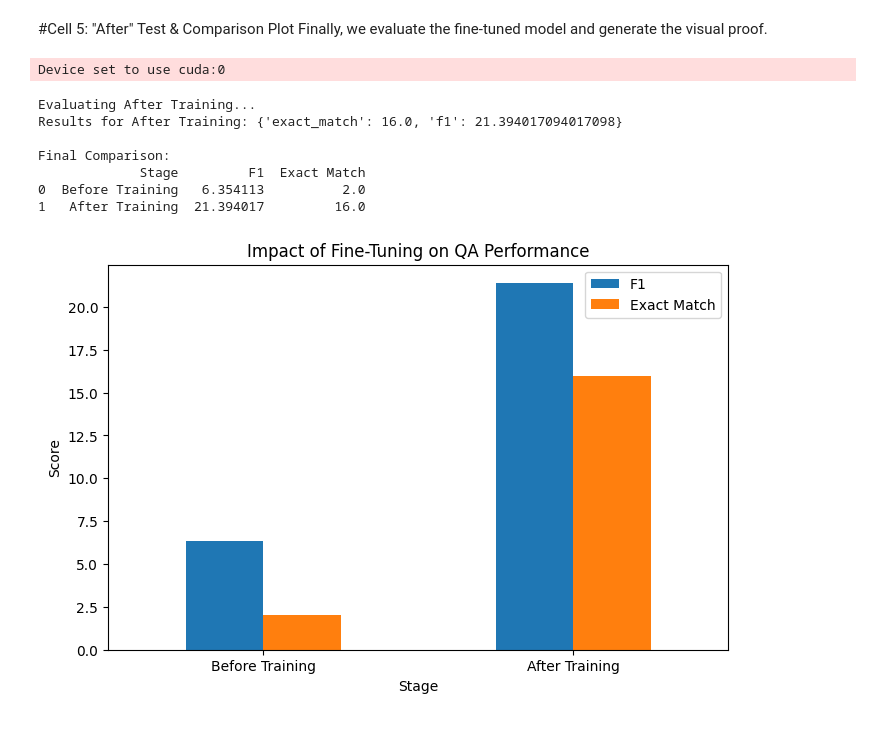
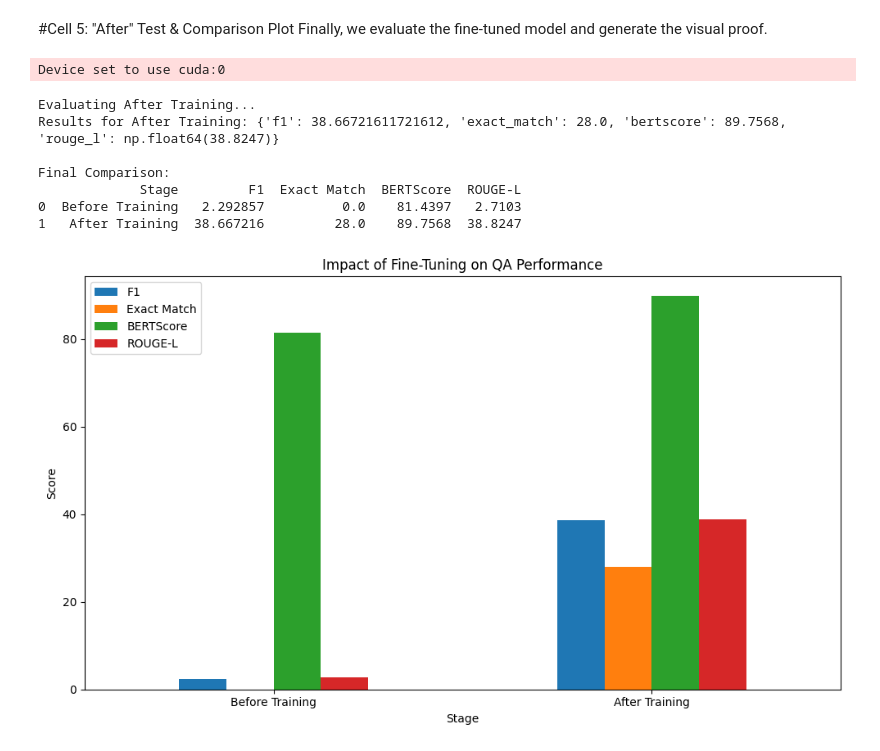
Before and after one commit to bhavyajain0987/CMPE258-HW-LM-QA_Using_DL, a Jupyter notebook: Training_HW_LM_DL.ipynb, the cells around one changed output. Saved outputs shown, nothing was run; the diff lists cells and outputs as text; code cells hidden in the pictures.

```diff
--- a/Training_HW_LM_DL.ipynb
+++ b/Training_HW_LM_DL.ipynb
@@ -198,27 +240,47 @@ Finally, we evaluate the fine-tuned model and generate the visual proof.
 # %%
 # 1. Evaluate AFTER Training
 results_after = evaluate_model_performance(model, tokenizer, validation_slice, "After Training")
 
-# 2. Create Comparison Table/Chart
+# 2. Create Comparison Table with all metrics
 df = pd.DataFrame([
-    {"Stage": "Before Training", "F1": results_before['f1'], "Exact Match": results_before['exact_match']},
-    {"Stage": "After Training", "F1": results_after['f1'], "Exact Match": results_after['exact_match']}
+    {
+        "Stage": "Before Training",
+        "F1": results_before['f1'],
+        "Exact Match": results_before['exact_match'],
+        "BERTScore": results_before['bertscore'],
+        "ROUGE-L": results_before['rouge_l']
+    },
+    {
+        "Stage": "After Training",
+        "F1": results_after['f1'],
+        "Exact Match": results_after['exact_match'],
+        "BERTScore": results_after['bertscore'],
+        "ROUGE-L": results_after['rouge_l']
+    }
 ])
 
 print("\nFinal Comparison:")
 print(df)
 
-# 3. Plot
-ax = df.plot(x="Stage", kind="bar", figsize=(8, 5), rot=0, title="Impact of Fine-Tuning on QA Performance")
+# 3. Plot with all 4 metrics
+fig, ax = plt.subplots(figsize=(10, 6))
+df.set_index('Stage')[['F1', 'Exact Match', 'BERTScore', 'ROUGE-L']].plot(
+    kind='bar', ax=ax,
+    color=['#1f77b4', '#ff7f0e', '#2ca02c', '#d62728']
+)
+ax.set_title("Impact of Fine-Tuning on QA Performance")
 ax.set_ylabel("Score")
+ax.set_xticklabels(df['Stage'], rotation=0)
+ax.legend(loc='upper left')
+plt.tight_layout()
 plt.show()
 # %% [output]
 Device set to use cuda:0
 Evaluating After Training...
-Results for After Training: {'exact_match': 16.0, 'f1': 21.394017094017098}
+Results for After Training: {'f1': 38.66721611721612, 'exact_match': 28.0, 'bertscore': 89.7568, 'rouge_l': np.float64(38.8247)}
 
 Final Comparison:
-             Stage         F1  Exact Match
-0  Before Training   6.354113          2.0
-1   After Training  21.394017         16.0
+             Stage         F1  Exact Match  BERTScore  ROUGE-L
+0  Before Training   2.292857          0.0    81.4397   2.7103
+1   After Training  38.667216         28.0    89.7568  38.8247
-[figure, old version]
+[figure, new version]
```
Also changed, not shown: parts of 3 cells of this notebook, 6 other files.
